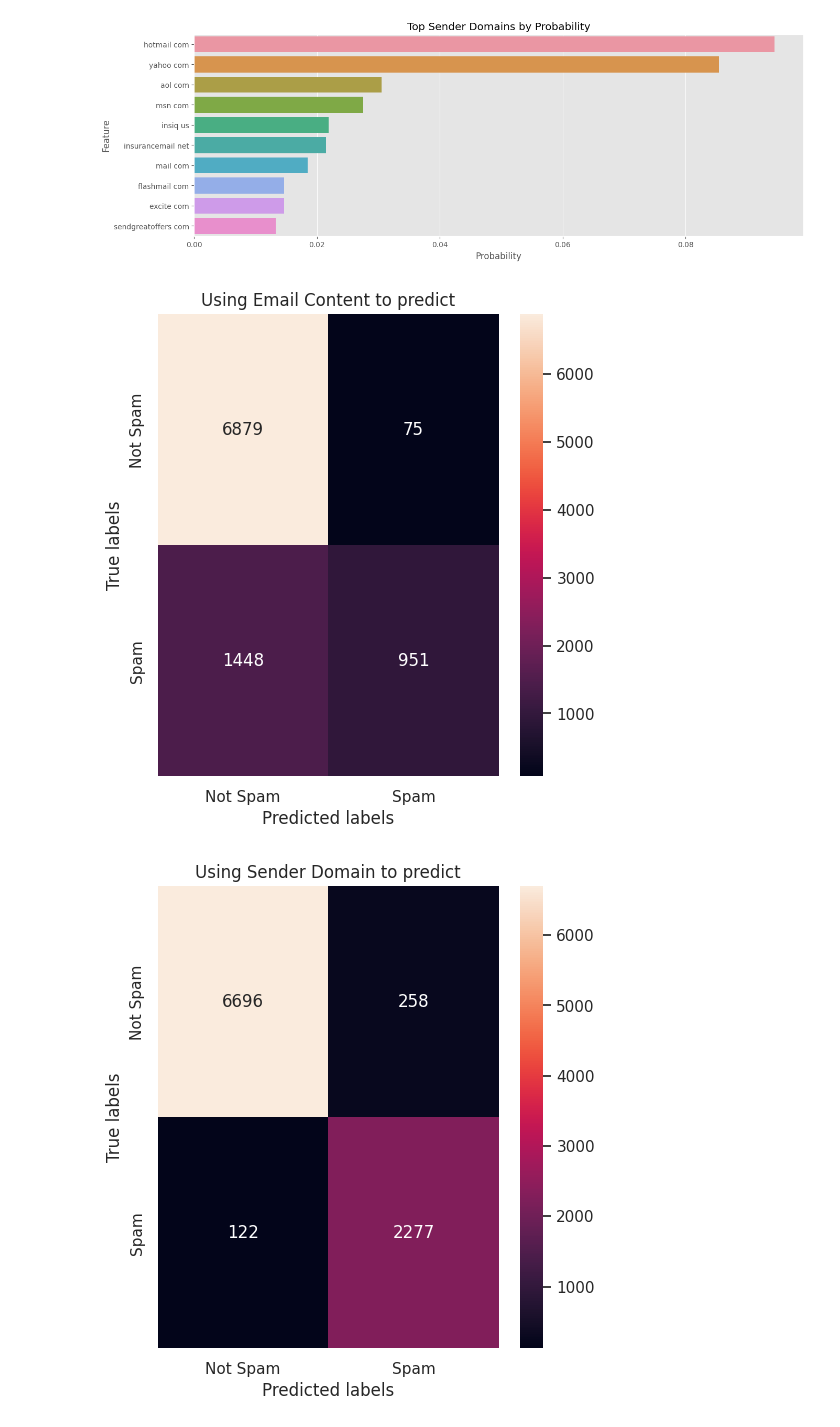
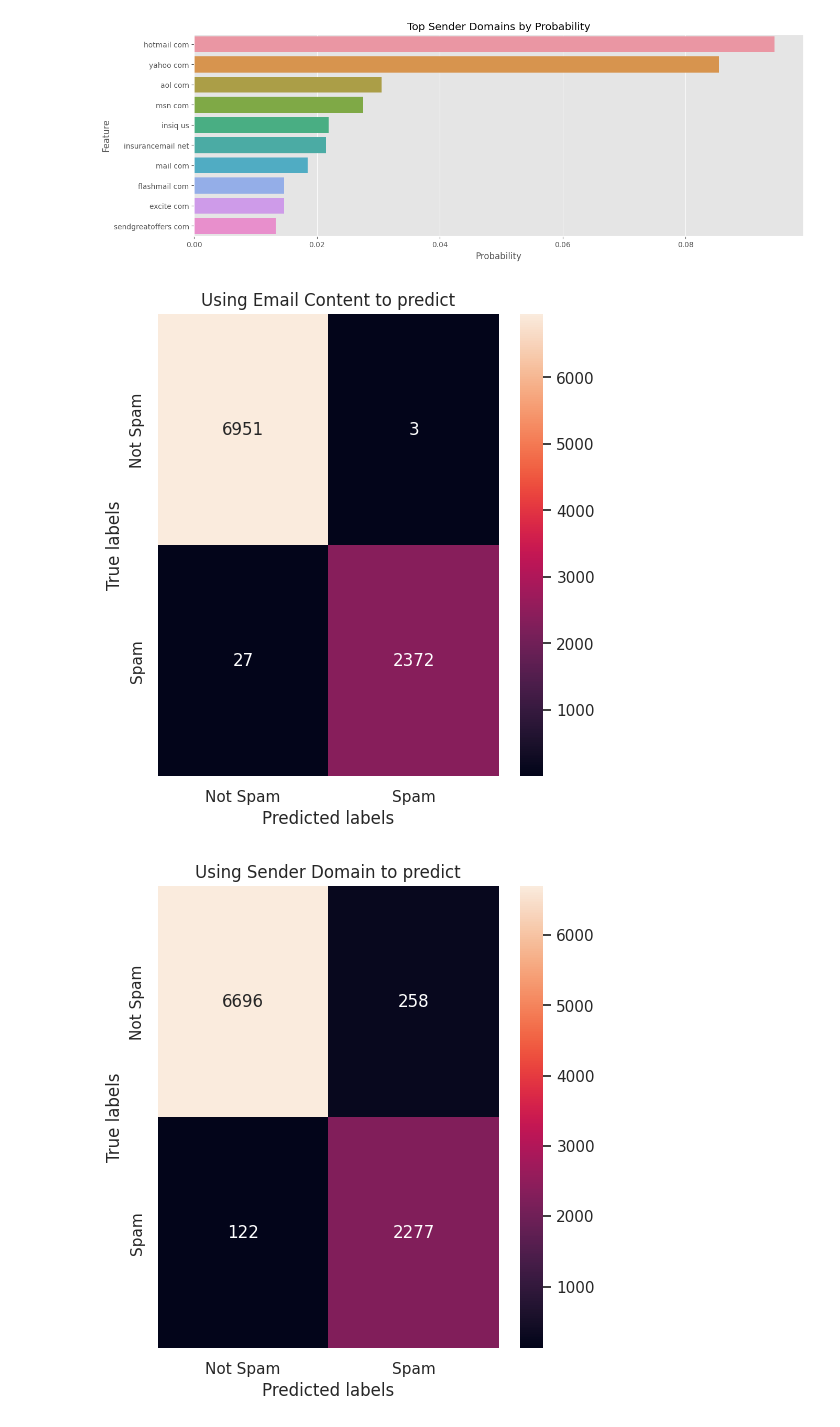
Before and after one commit to KendallScott/QTW, a Jupyter notebook: Case Study 3/Case_Study_3.ipynb, the cells around one changed output. Saved outputs shown, nothing was run; the diff lists cells and outputs as text; code cells hidden in the pictures.

```diff
--- a/Case Study 3/Case_Study_3.ipynb
+++ b/Case Study 3/Case_Study_3.ipynb
@@ -454,16 +454,18 @@ sns.barplot(x='Probability',y='Feature',data=feature_probability2).set(title='To
 [Text(0.5, 1.0, 'Top Sender Domains by Probability')]
 [figure]
 # %%
+X = data['Text']
+
 cm_alt = confusion_matrix(y,my_pipe.predict(X))
 cm_alt
 
 ax= plt.subplot()
 sns.heatmap(cm_alt, annot=True, fmt='g', ax=ax);  #annot=True to annotate cells, ftm='g' to disable scientific notation
 
 # labels, title and ticks
 ax.set_xlabel('Predicted labels');ax.set_ylabel('True labels');
 ax.set_title('Using Email Content to predict');
 ax.xaxis.set_ticklabels(['Not Spam', 'Spam']); ax.yaxis.set_ticklabels(['Not Spam', 'Spam']);
 # %% [output]
-[figure, old version]
+[figure, new version]
 # %%
```
Also changed, not shown: parts of 1 cell of this notebook.
